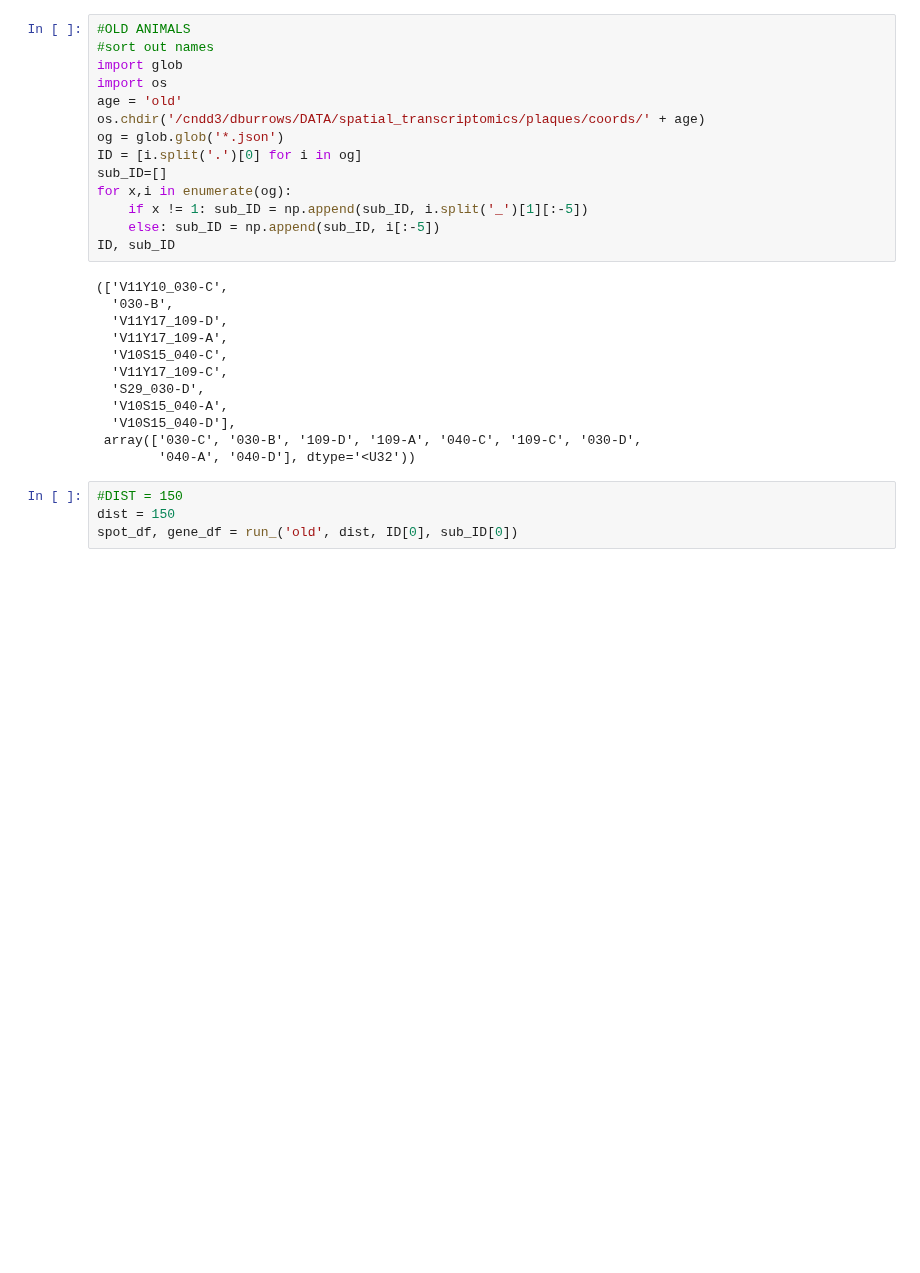
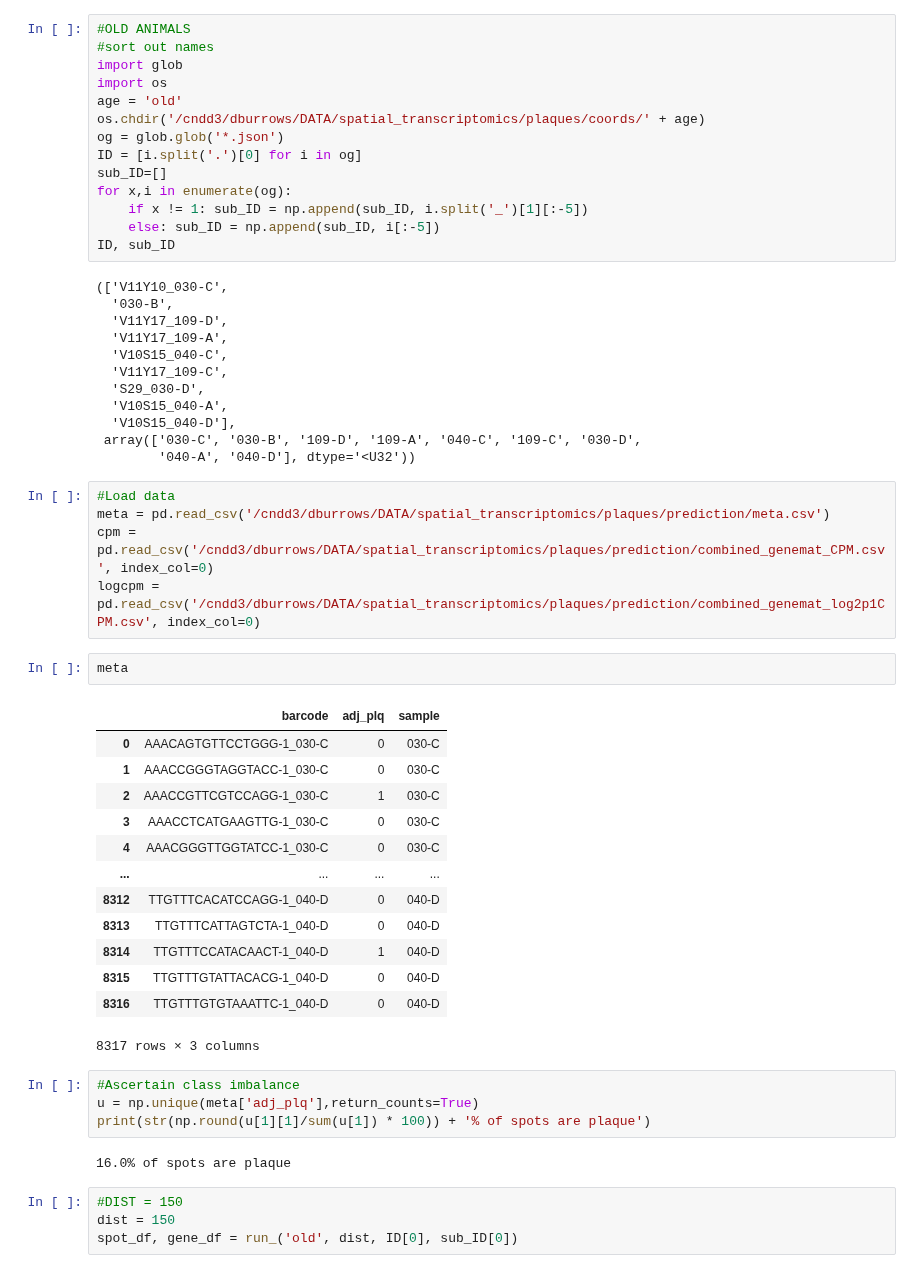
Before and after one commit to dmnburrows/spatial_transcriptomics, a Jupyter notebook: plaque_classify.ipynb, the cells around one changed output. Cells and saved outputs as stored; diff of their text form; blank space fills up the shorter version.

```diff
--- a/plaque_classify.ipynb
+++ b/plaque_classify.ipynb
@@ -83,6 +83,33 @@ ID, sub_ID
   'V10S15_040-D'],
  array(['030-C', '030-B', '109-D', '109-A', '040-C', '109-C', '030-D',
         '040-A', '040-D'], dtype='<U32'))
+# %%
+#Load data
+meta = pd.read_csv('/cndd3/dburrows/DATA/spatial_transcriptomics/plaques/prediction/meta.csv')
+cpm = pd.read_csv('/cndd3/dburrows/DATA/spatial_transcriptomics/plaques/prediction/combined_genemat_CPM.csv', index_col=0)
+logcpm = pd.read_csv('/cndd3/dburrows/DATA/spatial_transcriptomics/plaques/prediction/combined_genemat_log2p1CPM.csv', index_col=0)
+# %%
+meta
+# %% [output]
+|  | barcode | adj_plq | sample |
+| 0 | AAACAGTGTTCCTGGG-1_030-C | 0 | 030-C |
+| 1 | AAACCGGGTAGGTACC-1_030-C | 0 | 030-C |
+| 2 | AAACCGTTCGTCCAGG-1_030-C | 1 | 030-C |
+| 3 | AAACCTCATGAAGTTG-1_030-C | 0 | 030-C |
+| 4 | AAACGGGTTGGTATCC-1_030-C | 0 | 030-C |
+| ... | ... | ... | ... |
+| 8312 | TTGTTTCACATCCAGG-1_040-D | 0 | 040-D |
+| 8313 | TTGTTTCATTAGTCTA-1_040-D | 0 | 040-D |
+| 8314 | TTGTTTCCATACAACT-1_040-D | 1 | 040-D |
+| 8315 | TTGTTTGTATTACACG-1_040-D | 0 | 040-D |
+| 8316 | TTGTTTGTGTAAATTC-1_040-D | 0 | 040-D |
+8317 rows × 3 columns
+# %%
+#Ascertain class imbalance
+u = np.unique(meta['adj_plq'],return_counts=True)
+print(str(np.round(u[1][1]/sum(u[1]) * 100)) + '% of spots are plaque')
+# %% [output]
+16.0% of spots are plaque
 # %%
 #DIST = 150
 dist = 150
```
Also changed, not shown: parts of 11 cells of this notebook, 1 other file.
